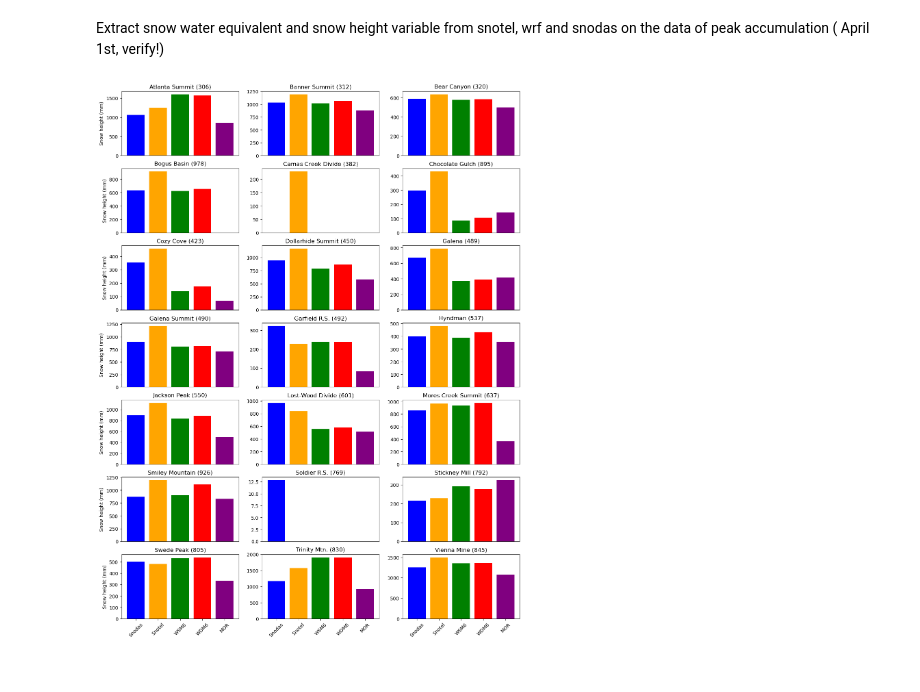
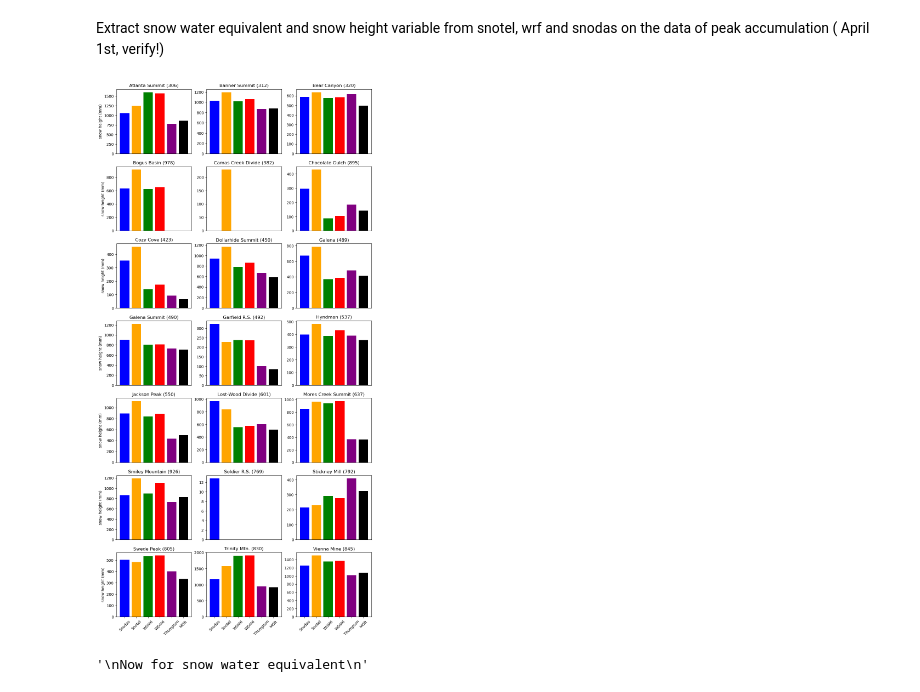
Before and after one commit to stanleyakor1/Python-tutorial, a Jupyter notebook: wrf-python/WY_2022_ANALYSIS.ipynb, the cells around one changed output. Saved outputs shown, nothing was run; the diff lists cells and outputs as text; code cells hidden in the pictures.

Commit message:
snowh,swe,guage compare

```diff
--- a/wrf-python/WY_2022_ANALYSIS.ipynb
+++ b/wrf-python/WY_2022_ANALYSIS.ipynb
@@ -20,6 +20,7 @@ x.compare_smallest()
 file_list = {}
 file_list['Morrison'] = path + 'MORRISON_22_daily.nc'
 file_list['WDM6'] = path + 'WDM6_22_daily.nc'
+file_list['Thompson'] = path + 'Thompson_22_daily.nc'
 # %%
 x = CompareScheme('NRCS_SNOTEL_Locations_noAlaska.csv','temp1',\
                '/bsuhome/stanleyakor/scratch/WY_22_THOMPSON/wrfout_d02_2021-09-29_00:00:00',\
@@ -47,8 +48,14 @@ snodas_file = sn_regrid.isel(XTIME=182)
 
 histogram = hist('NRCS_SNOTEL_Locations_noAlaska.csv','temp2',\
                '/bsuhome/stanleyakor/scratch/WY_22_THOMPSON/wrfout_d02_2021-09-29_00:00:00',\
-               path + 'WSM6_22_daily.nc', 'TEST','WSM6',snodas_file)
+               path + 'WSM6_22_daily.nc', 'snowheight_station_compare','WSM6',snodas_file,case='snowh')
 # %%
-histogram.make_plots(file_list)
+histogram.make_plots(file_list,'snow height (mm)')
 # %% [output]
-[figure, old version]
+[figure, new version]
+# %%
+'''
+Now for snow water equivalent
+'''
+# %% [output]
+'\nNow for snow water equivalent\n'
```
Also changed, not shown: parts of 4 cells of this notebook, 1 other file.
